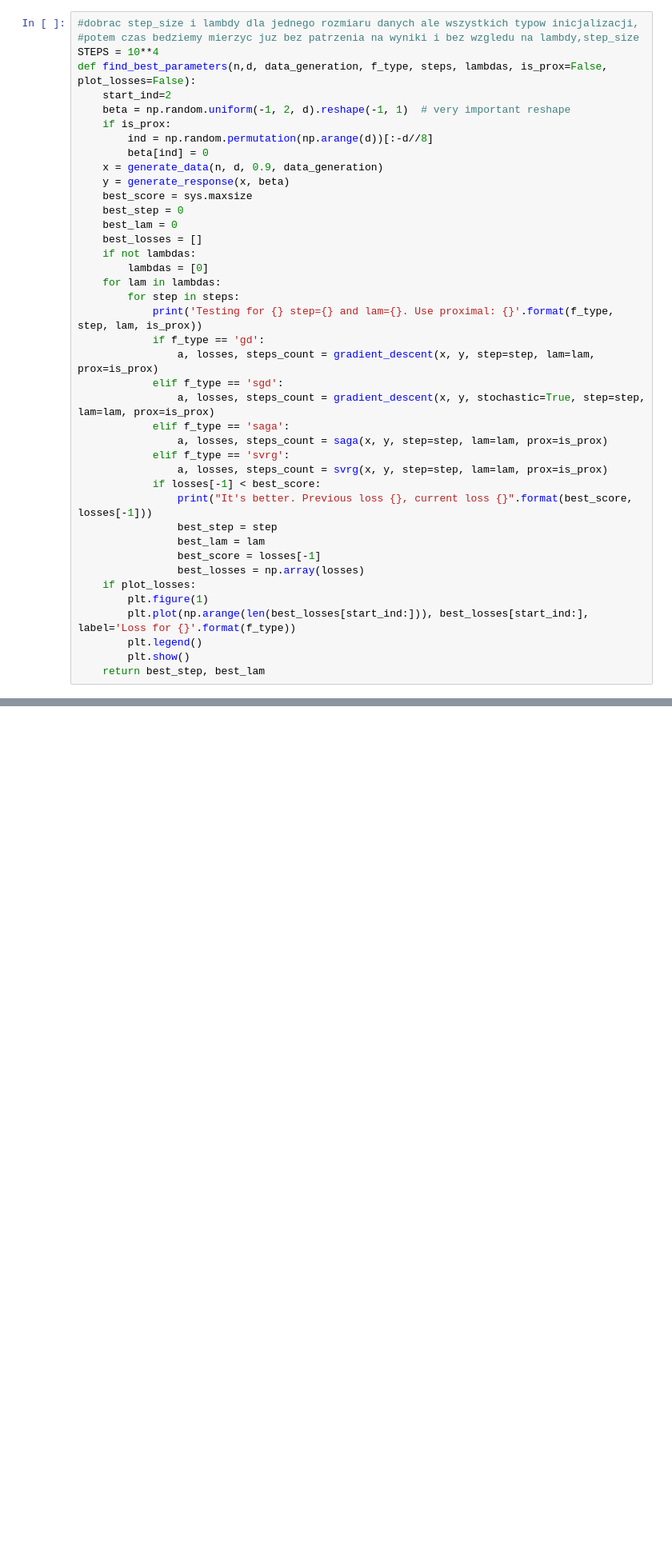
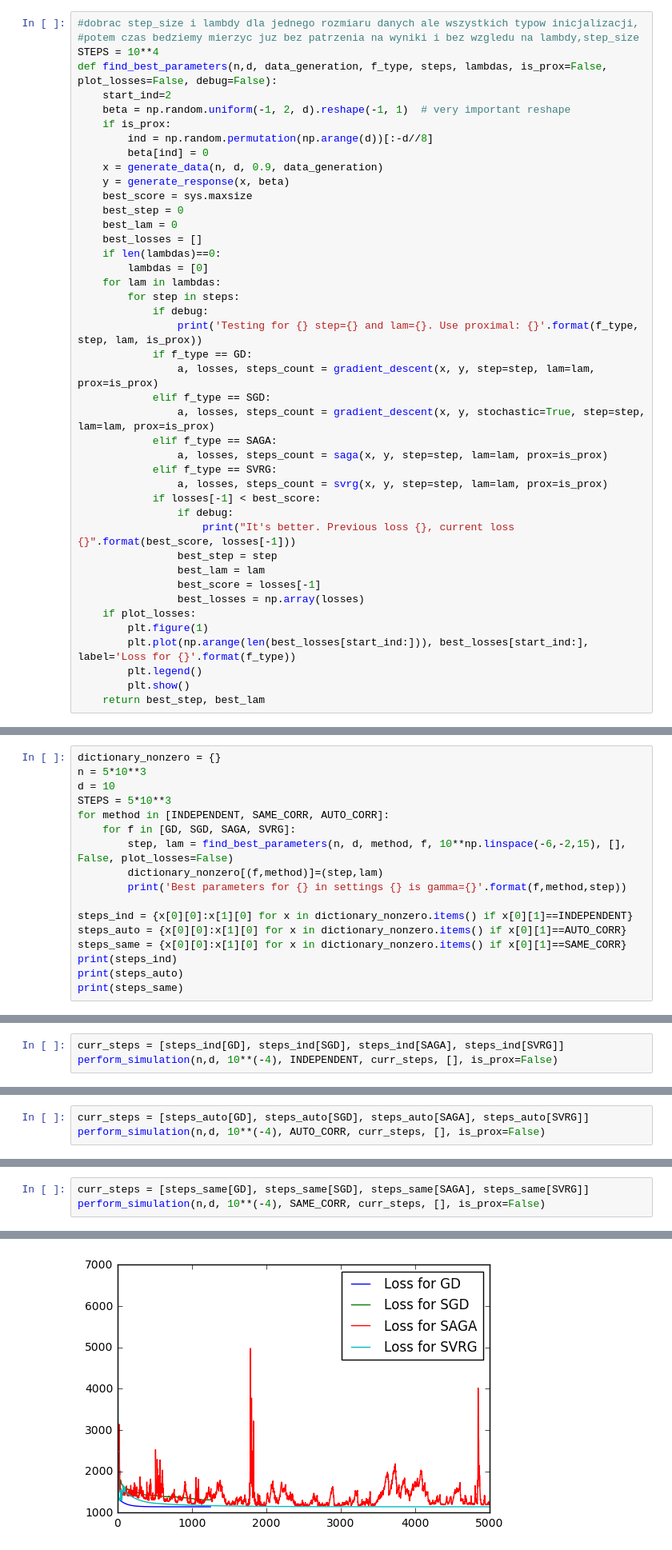
Before and after one commit to sjwilczynski/AlgStPr, a Jupyter notebook: lab3/ProjectNotebook.ipynb, the cells around one changed output, grey strips where cells are left out. Shown: that part at 80% size. Saved outputs shown, nothing was run; the diff lists cells and outputs as text; blank space fills up the shorter version.

Commit message:
simulation

```diff
--- a/lab3/ProjectNotebook.ipynb
+++ b/lab3/ProjectNotebook.ipynb
@@ -252,7 +219,7 @@ The loss was 6823.01021174
 #dobrac step_size i lambdy dla jednego rozmiaru danych ale wszystkich typow inicjalizacji,
 #potem czas bedziemy mierzyc juz bez patrzenia na wyniki i bez wzgledu na lambdy,step_size
 STEPS = 10**4
-def find_best_parameters(n,d, data_generation, f_type, steps, lambdas, is_prox=False, plot_losses=False):
+def find_best_parameters(n,d, data_generation, f_type, steps, lambdas, is_prox=False, plot_losses=False, debug=False):
     start_ind=2
     beta = np.random.uniform(-1, 2, d).reshape(-1, 1)  # very important reshape
     if is_prox:
@@ -264,21 +231,23 @@ def find_best_parameters(n,d, data_generation, f_type, steps, lambdas, is_prox=F
     best_step = 0
     best_lam = 0
     best_losses = []
-    if not lambdas:
+    if len(lambdas)==0:
         lambdas = [0]
     for lam in lambdas:
         for step in steps:
-            print('Testing for {} step={} and lam={}. Use proximal: {}'.format(f_type, step, lam, is_prox))
-            if f_type == 'gd':
+            if debug:
+                print('Testing for {} step={} and lam={}. Use proximal: {}'.format(f_type, step, lam, is_prox))
+            if f_type == GD:
                 a, losses, steps_count = gradient_descent(x, y, step=step, lam=lam, prox=is_prox)
-            elif f_type == 'sgd':
+            elif f_type == SGD:
                 a, losses, steps_count = gradient_descent(x, y, stochastic=True, step=step, lam=lam, prox=is_prox)
-            elif f_type == 'saga':
+            elif f_type == SAGA:
                 a, losses, steps_count = saga(x, y, step=step, lam=lam, prox=is_prox)
-            elif f_type == 'svrg':
+            elif f_type == SVRG:
                 a, losses, steps_count = svrg(x, y, step=step, lam=lam, prox=is_prox)
             if losses[-1] < best_score:
-                print("It's better. Previous loss {}, current loss {}".format(best_score, losses[-1]))
+                if debug:
+                    print("It's better. Previous loss {}, current loss {}".format(best_score, losses[-1]))
                 best_step = step
                 best_lam = lam
                 best_score = losses[-1]
@@ -315,0 +261,17 @@ It's better. Previous loss 2438.40163691, current loss 2437.04512884
+# %%
+dictionary_nonzero = {}
+n = 5*10**3
+d = 10
+STEPS = 5*10**3
+for method in [INDEPENDENT, SAME_CORR, AUTO_CORR]:
+    for f in [GD, SGD, SAGA, SVRG]:
+        step, lam = find_best_parameters(n, d, method, f, 10**np.linspace(-6,-2,15), [], False, plot_losses=False)
+        dictionary_nonzero[(f,method)]=(step,lam)
+        print('Best parameters for {} in settings {} is gamma={}'.format(f,method,step))
+
+steps_ind = {x[0][0]:x[1][0] for x in dictionary_nonzero.items() if x[0][1]==INDEPENDENT}
+steps_auto = {x[0][0]:x[1][0] for x in dictionary_nonzero.items() if x[0][1]==AUTO_CORR}
+steps_same = {x[0][0]:x[1][0] for x in dictionary_nonzero.items() if x[0][1]==SAME_CORR}
+print(steps_ind)
+print(steps_auto)
+print(steps_same)
@@ -315,0 +291,3 @@ It's better. Previous loss 2438.40163691, current loss 2437.04512884
+# %%
+curr_steps = [steps_ind[GD], steps_ind[SGD], steps_ind[SAGA], steps_ind[SVRG]]
+perform_simulation(n,d, 10**(-4), INDEPENDENT, curr_steps, [], is_prox=False)
@@ -315,0 +313,3 @@ It's better. Previous loss 2438.40163691, current loss 2437.04512884
+# %%
+curr_steps = [steps_auto[GD], steps_auto[SGD], steps_auto[SAGA], steps_auto[SVRG]]
+perform_simulation(n,d, 10**(-4), AUTO_CORR, curr_steps, [], is_prox=False)
@@ -315,0 +335,4 @@ It's better. Previous loss 2438.40163691, current loss 2437.04512884
+# %%
+curr_steps = [steps_same[GD], steps_same[SGD], steps_same[SAGA], steps_same[SVRG]]
+perform_simulation(n,d, 10**(-4), SAME_CORR, curr_steps, [], is_prox=False)
+# %% [output]
@@ -315,0 +356 @@ It's better. Previous loss 2438.40163691, current loss 2437.04512884
+[figure, added]
```
Also changed, not shown: parts of 12 cells of this notebook.
